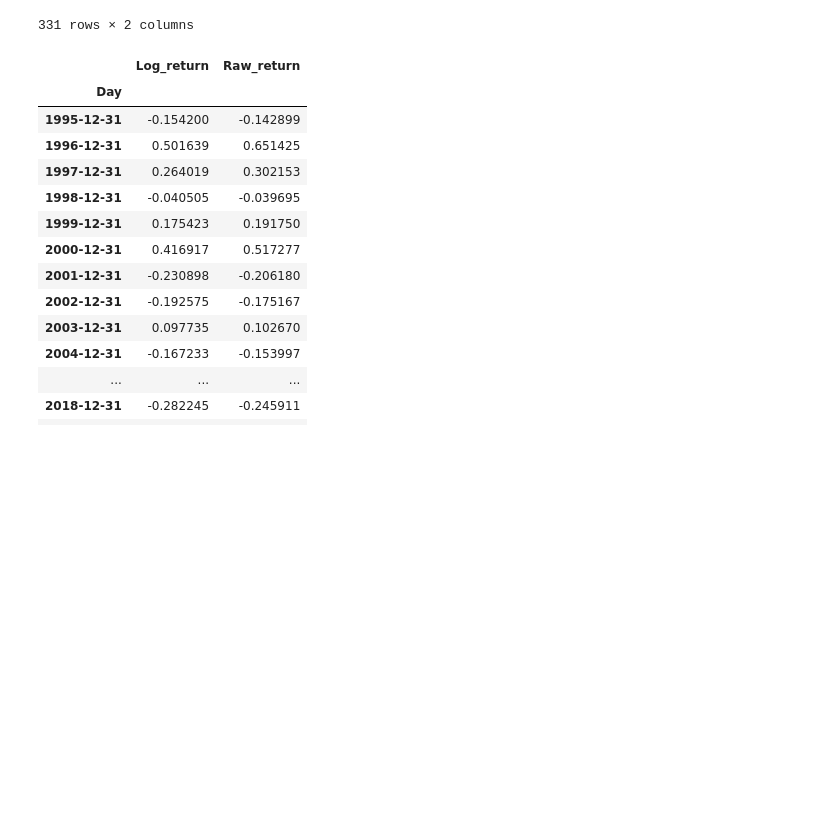
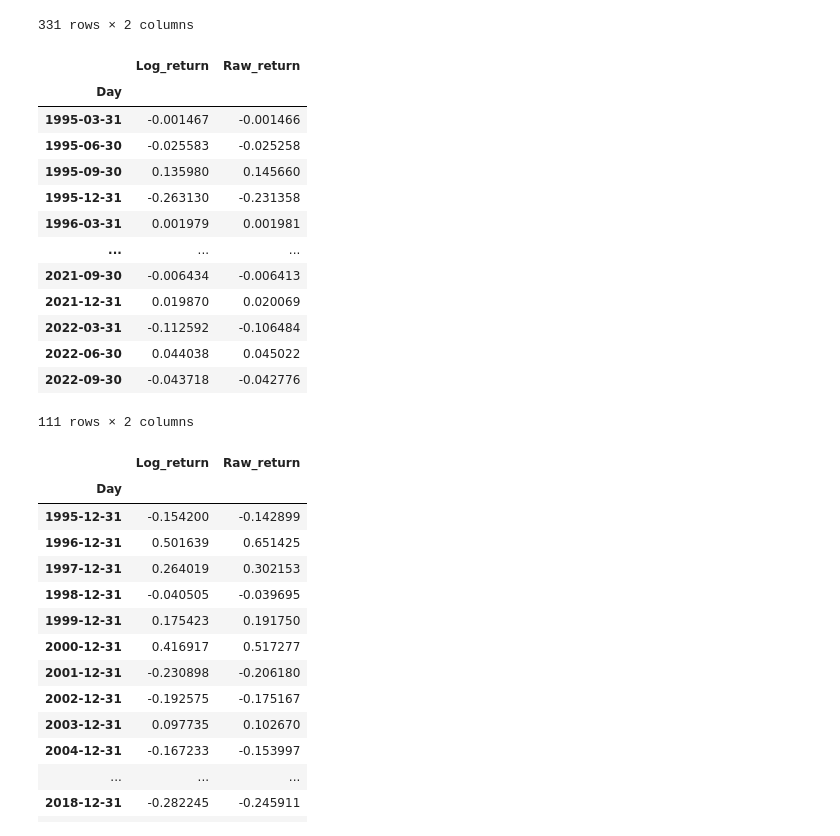
Before and after one commit to Mxc200209/Python, a Jupyter notebook: Python/Python/第四次课程.ipynb, the cells around one changed output. Drawn from its saved outputs; the diff is of its cells as text; code cells hidden in the pictures; blank space fills up the shorter version.

```diff
--- a/Python/Python/第四次课程.ipynb
+++ b/Python/Python/第四次课程.ipynb
@@ -121,6 +123,25 @@ Month_data
 | 2022-06-30 | 0.064468 | 0.066592 |
 | 2022-07-31 | -0.043718 | -0.042776 |
 331 rows × 2 columns
+# %%
+Quarter_data = daily_data.resample('Q')['Log_return'].sum().to_frame()
+Quarter_data['Raw_return'] = np.exp(Quarter_data['Log_return'])-1
+Quarter_data
+# %% [output]
+|  | Log_return | Raw_return |
+| Day |  |  |
+| 1995-03-31 | -0.001467 | -0.001466 |
+| 1995-06-30 | -0.025583 | -0.025258 |
+| 1995-09-30 | 0.135980 | 0.145660 |
+| 1995-12-31 | -0.263130 | -0.231358 |
+| 1996-03-31 | 0.001979 | 0.001981 |
+| ... | ... | ... |
+| 2021-09-30 | -0.006434 | -0.006413 |
+| 2021-12-31 | 0.019870 | 0.020069 |
+| 2022-03-31 | -0.112592 | -0.106484 |
+| 2022-06-30 | 0.044038 | 0.045022 |
+| 2022-09-30 | -0.043718 | -0.042776 |
+111 rows × 2 columns
 # %%
 Year_data = daily_data.resample('Y')['Log_return'].sum().to_frame()
 Year_data['Raw_return'] = np.exp(Year_data['Log_return'])-1
```
Also changed, not shown: parts of 27 cells of this notebook.
